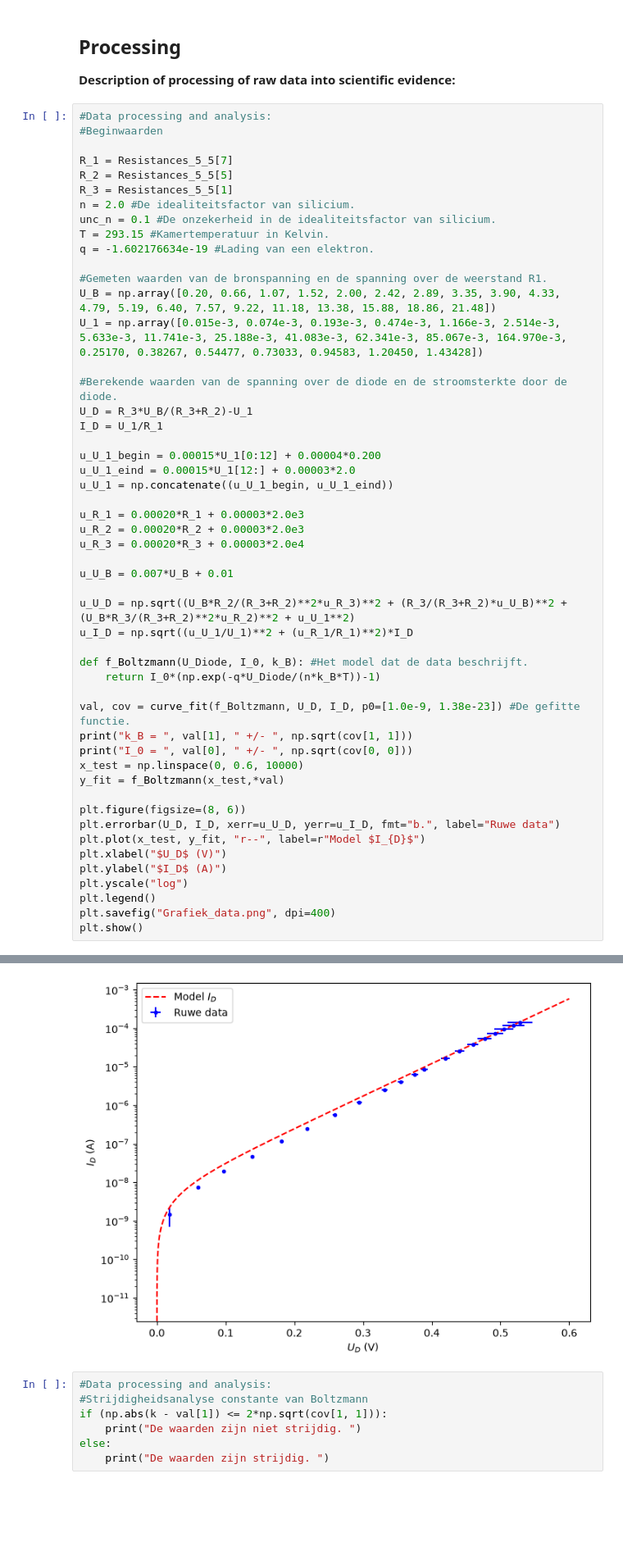
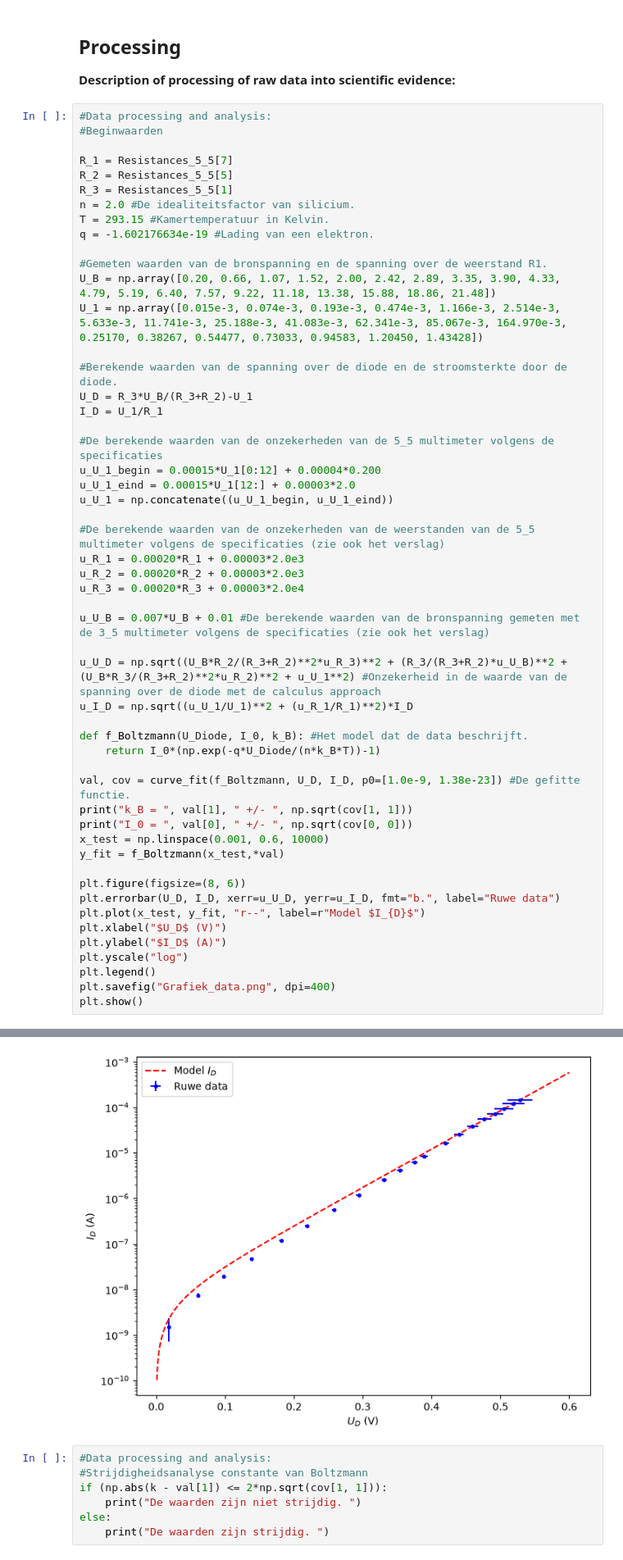
Before and after one commit to Feltse/IP2_Boltzmann_experiment, a Jupyter notebook: content/tn13015_exp/BM_labjournaal.ipynb, the cells around one changed output, grey strips where cells are left out. Shown at 82% size. Drawn from its saved outputs; the diff is of its cells as text; blank space fills up the shorter version.

```diff
--- a/content/tn13015_exp/BM_labjournaal.ipynb
+++ b/content/tn13015_exp/BM_labjournaal.ipynb
@@ -84,7 +84,6 @@ R_1 = Resistances_5_5[7]
 R_2 = Resistances_5_5[5]
 R_3 = Resistances_5_5[1]
 n = 2.0 #De idealiteitsfactor van silicium.
-unc_n = 0.1 #De onzekerheid in de idealiteitsfactor van silicium.
 T = 293.15 #Kamertemperatuur in Kelvin.
 q = -1.602176634e-19 #Lading van een elektron.
 
@@ -96,41 +95,43 @@ U_1 = np.array([0.015e-3, 0.074e-3, 0.193e-3, 0.474e-3, 1.166e-3, 2.514e-3, 5.63
 U_D = R_3*U_B/(R_3+R_2)-U_1
 I_D = U_1/R_1
 
+#De berekende waarden van de onzekerheden van de 5_5 multimeter volgens de specificaties
 u_U_1_begin = 0.00015*U_1[0:12] + 0.00004*0.200
 u_U_1_eind = 0.00015*U_1[12:] + 0.00003*2.0
 u_U_1 = np.concatenate((u_U_1_begin, u_U_1_eind))
 
+#De berekende waarden van de onzekerheden van de weerstanden van de 5_5 multimeter volgens de specificaties (zie ook het verslag)
 u_R_1 = 0.00020*R_1 + 0.00003*2.0e3
 u_R_2 = 0.00020*R_2 + 0.00003*2.0e3
 u_R_3 = 0.00020*R_3 + 0.00003*2.0e4
 
-u_U_B = 0.007*U_B + 0.01
+u_U_B = 0.007*U_B + 0.01 #De berekende waarden van de bronspanning gemeten met de 3_5 multimeter volgens de specificaties (zie ook het verslag)
 
-u_U_D = np.sqrt((U_B*R_2/(R_3+R_2)**2*u_R_3)**2 + (R_3/(R_3+R_2)*u_U_B)**2 + (U_B*R_3/(R_3+R_2)**2*u_R_2)**2 + u_U_1**2)
+u_U_D = np.sqrt((U_B*R_2/(R_3+R_2)**2*u_R_3)**2 + (R_3/(R_3+R_2)*u_U_B)**2 + (U_B*R_3/(R_3+R_2)**2*u_R_2)**2 + u_U_1**2) #Onzekerheid in de waarde van de spanning over de diode met de calculus approach
 u_I_D = np.sqrt((u_U_1/U_1)**2 + (u_R_1/R_1)**2)*I_D
 
 def f_Boltzmann(U_Diode, I_0, k_B): #Het model dat de data beschrijft.
     return I_0*(np.exp(-q*U_Diode/(n*k_B*T))-1)
 
 val, cov = curve_fit(f_Boltzmann, U_D, I_D, p0=[1.0e-9, 1.38e-23]) #De gefitte functie.
 print("k_B = ", val[1], " +/- ", np.sqrt(cov[1, 1]))
 print("I_0 = ", val[0], " +/- ", np.sqrt(cov[0, 0]))
-x_test = np.linspace(0, 0.6, 10000)
+x_test = np.linspace(0.001, 0.6, 10000)
 y_fit = f_Boltzmann(x_test,*val)
 
 plt.figure(figsize=(8, 6))
 plt.errorbar(U_D, I_D, xerr=u_U_D, yerr=u_I_D, fmt="b.", label="Ruwe data")
 plt.plot(x_test, y_fit, "r--", label=r"Model $I_{D}$")
 plt.xlabel("$U_D$ (V)")
 plt.ylabel("$I_D$ (A)")
 plt.yscale("log")
 plt.legend()
 plt.savefig("Grafiek_data.png", dpi=400)
 plt.show()
 # %% [output]
 k_B =  1.4097566455891602e-23  +/-  1.3435486383452386e-25
 I_0 =  5.197557445885766e-09  +/-  4.918815941636063e-10
-[figure, old version]
+[figure, new version]
 # %%
 #Data processing and analysis:
 #Strijdigheidsanalyse constante van Boltzmann
```
Also changed, not shown: parts of 1 cell of this notebook, 2 other files.
